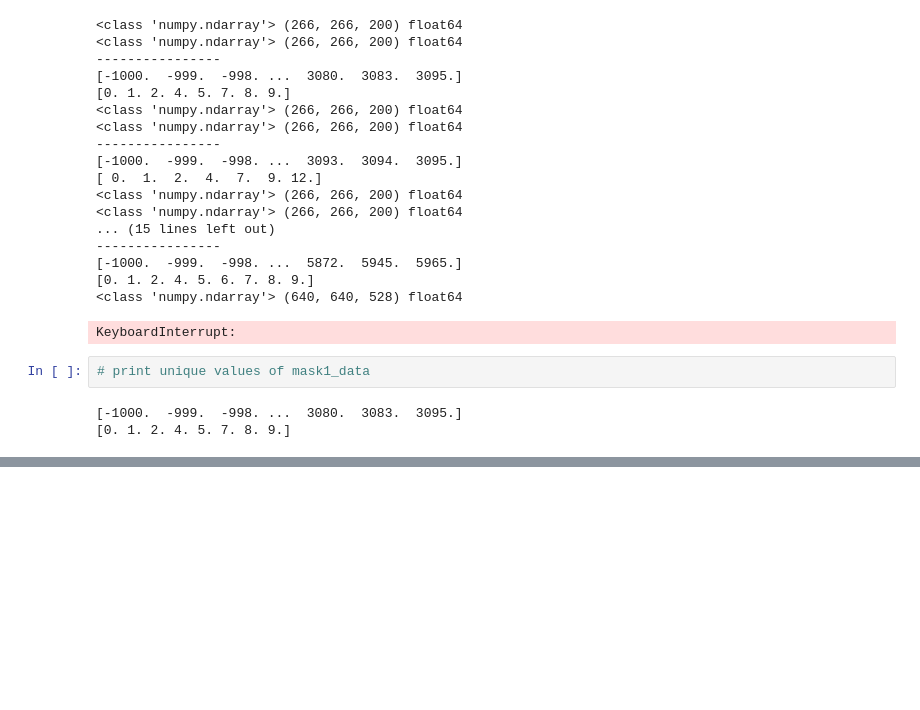
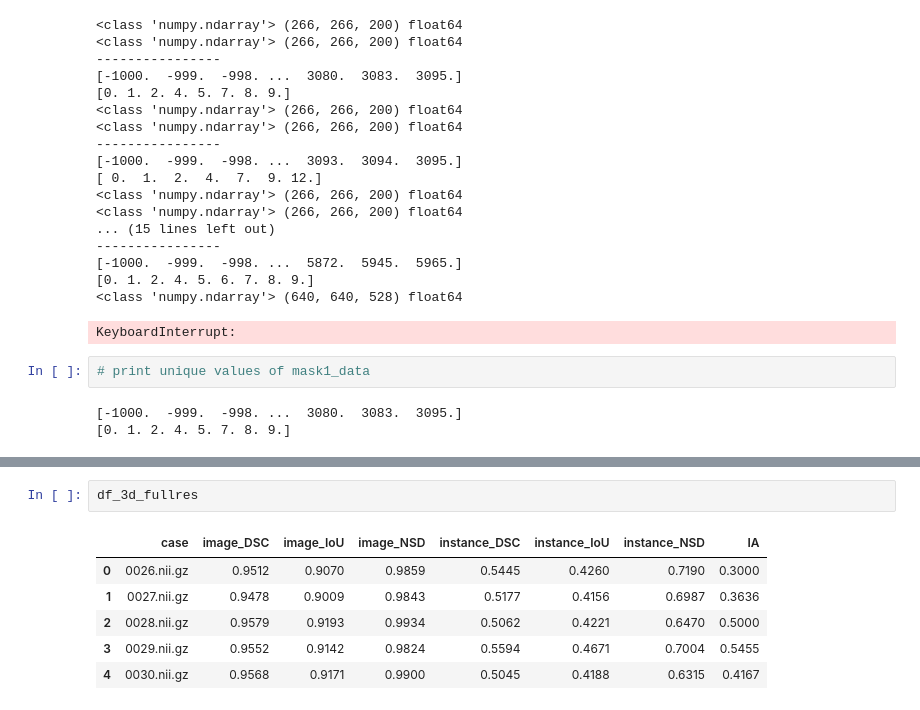
Before and after one commit to longcris04/STS2025, a Jupyter notebook: Data_Visualization/EDA.ipynb, the cells around one changed output, grey strips where cells are left out. Saved outputs shown, nothing was run; the diff lists cells and outputs as text; blank space fills up the shorter version.

```diff
--- a/Data_Visualization/EDA.ipynb
+++ b/Data_Visualization/EDA.ipynb
@@ -95,0 +108,9 @@ KeyboardInterrupt:
+# %%
+df_3d_fullres
+# %% [output]
+|  | case | image_DSC | image_IoU | image_NSD | instance_DSC | instance_IoU | instance_NSD | IA |
+| 0 | 0026.nii.gz | 0.9512 | 0.9070 | 0.9859 | 0.5445 | 0.4260 | 0.7190 | 0.3000 |
+| 1 | 0027.nii.gz | 0.9478 | 0.9009 | 0.9843 | 0.5177 | 0.4156 | 0.6987 | 0.3636 |
+| 2 | 0028.nii.gz | 0.9579 | 0.9193 | 0.9934 | 0.5062 | 0.4221 | 0.6470 | 0.5000 |
+| 3 | 0029.nii.gz | 0.9552 | 0.9142 | 0.9824 | 0.5594 | 0.4671 | 0.7004 | 0.5455 |
+| 4 | 0030.nii.gz | 0.9568 | 0.9171 | 0.9900 | 0.5045 | 0.4188 | 0.6315 | 0.4167 |
```
Also changed, not shown: parts of 5 cells of this notebook.
